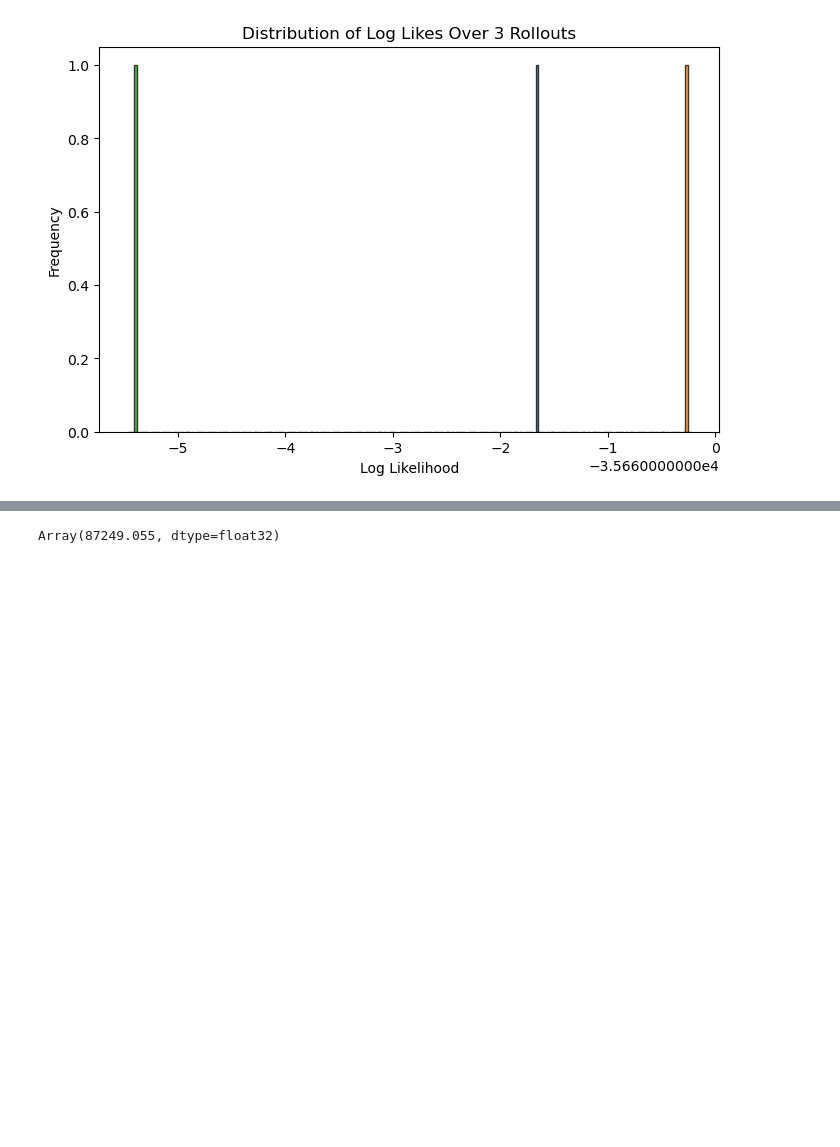
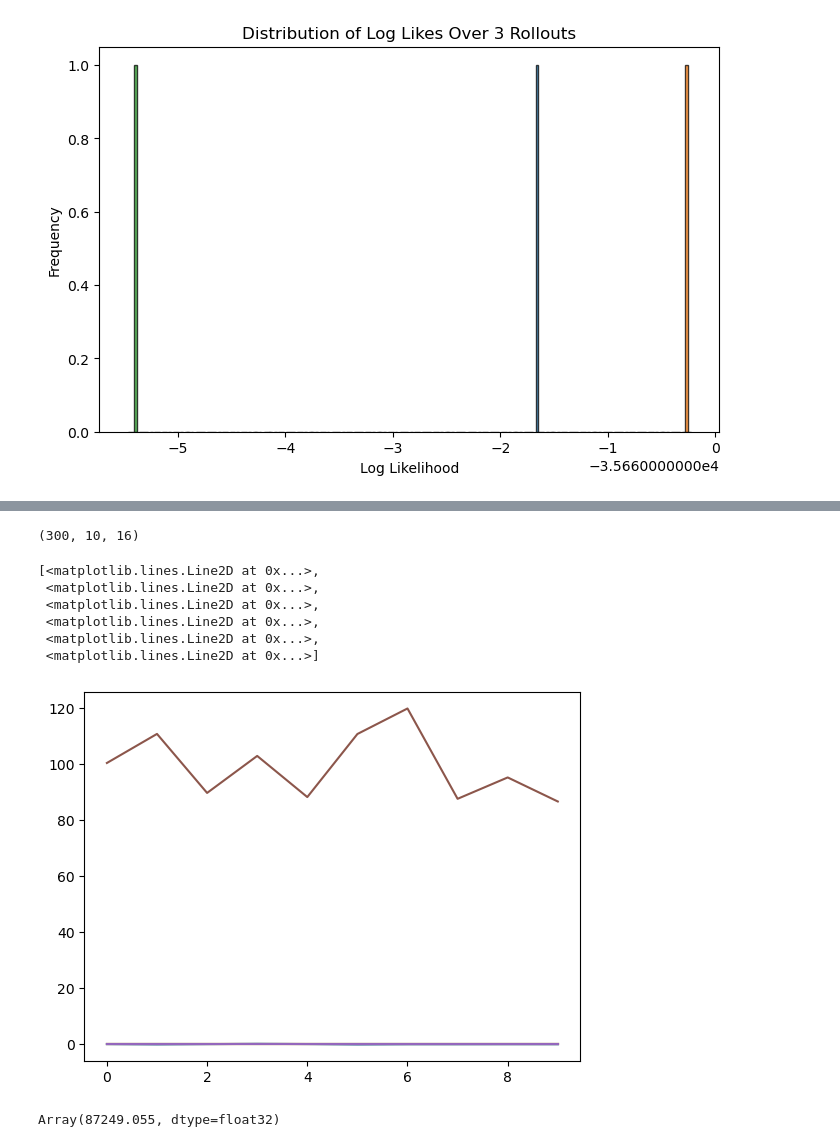
Before and after one commit to AndrewHWang1605/jax-f16-gcas-validation, a Jupyter notebook: sandbox.ipynb, the cells around one changed output, grey strips where cells are left out. Cells and saved outputs as stored; diff of their text form; code cells hidden in the pictures; blank space fills up the shorter version.

```diff
--- a/sandbox.ipynb
+++ b/sandbox.ipynb
@@ -273,3 +246,15 @@ plt.plot(disturbance_array[:,6:9])
+# %%
+print(progression[2].shape)
+plt.plot(progression[2][1,:,6:12])
+# %% [output]
+(300, 10, 16)
+[<matplotlib.lines.Line2D at 0x...>,
+ <matplotlib.lines.Line2D at 0x...>,
+ <matplotlib.lines.Line2D at 0x...>,
+ <matplotlib.lines.Line2D at 0x...>,
+ <matplotlib.lines.Line2D at 0x...>,
+ <matplotlib.lines.Line2D at 0x...>]
+[figure, added]
 # %%
 jnp.sum(gaussian_log_pdf_traj(disturbance_array, prop_noise_mean, prop_noise_cov))
 # %% [output]
```
Also changed, not shown: parts of 11 cells of this notebook.
